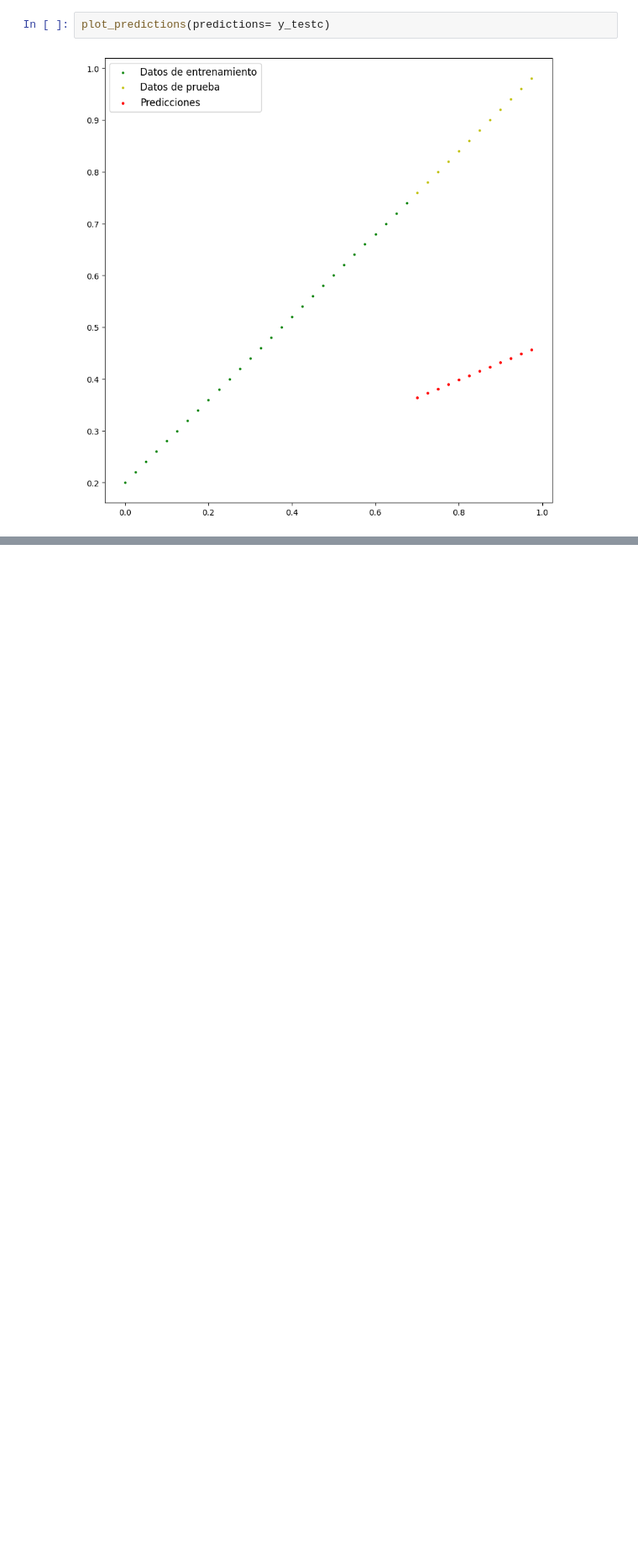
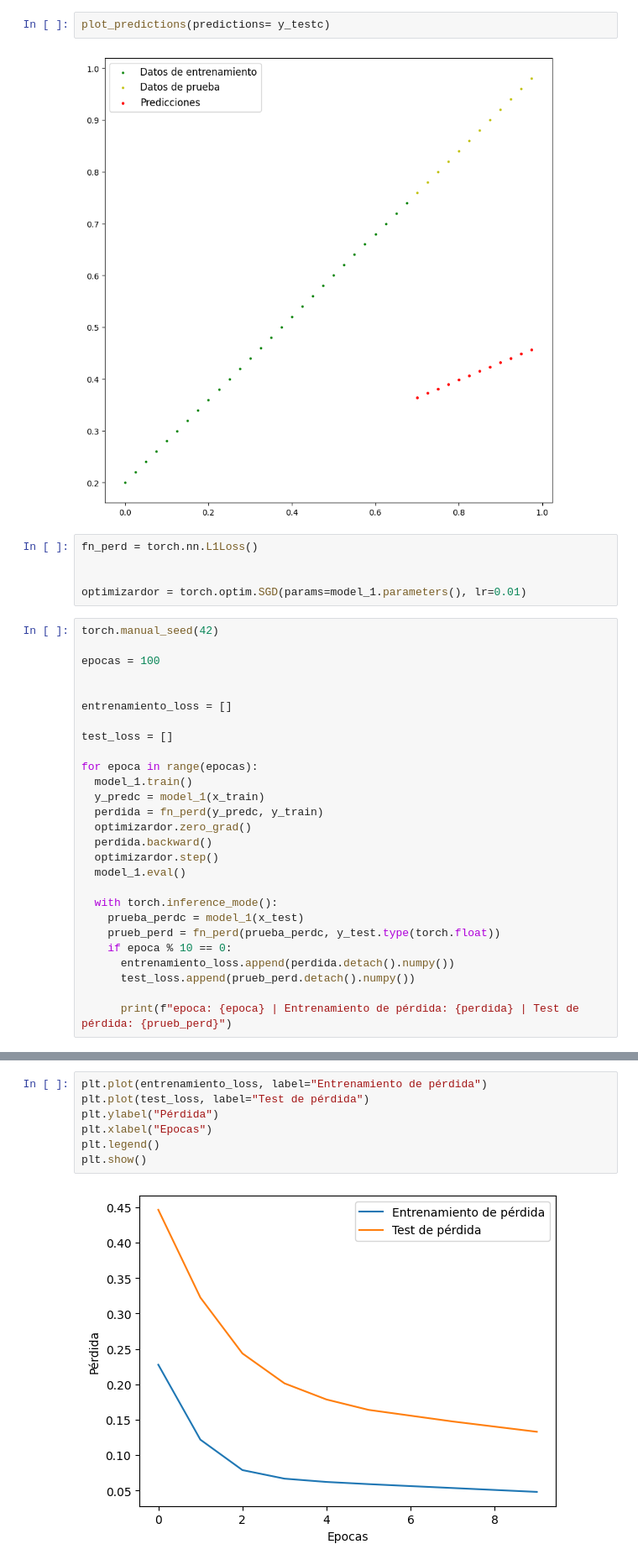
Before and after one commit to carloscifuentesingsoft1560-cyber/Learning_Pytorch, a Jupyter notebook: modelo_de_regresion_lineal.ipynb, the cells around one changed output, grey strips where cells are left out. Shown at 84% size. Saved outputs shown, nothing was run; the diff lists cells and outputs as text; blank space fills up the shorter version.

```diff
--- a/modelo_de_regresion_lineal.ipynb
+++ b/modelo_de_regresion_lineal.ipynb
@@ -114,3 +114,35 @@ tensor([[0.3645],
 plot_predictions(predictions= y_testc)
 # %% [output]
 [figure]
+# %%
+fn_perd = torch.nn.L1Loss()
+
+
+optimizardor = torch.optim.SGD(params=model_1.parameters(), lr=0.01)
+# %%
+torch.manual_seed(42)
+
+epocas = 100
+
+
+entrenamiento_loss = []
+
+test_loss = []
+
+for epoca in range(epocas):
+  model_1.train()
+  y_predc = model_1(x_train)
+  perdida = fn_perd(y_predc, y_train)
+  optimizardor.zero_grad()
+  perdida.backward()
+  optimizardor.step()
+  model_1.eval()
+
+  with torch.inference_mode():
+    prueba_perdc = model_1(x_test)
+    prueb_perd = fn_perd(prueba_perdc, y_test.type(torch.float))
+    if epoca % 10 == 0:
+      entrenamiento_loss.append(perdida.detach().numpy())
+      test_loss.append(prueb_perd.detach().numpy())
+
+      print(f"epoca: {epoca} | Entrenamiento de pérdida: {perdida} | Test de pérdida: {prueb_perd}")
@@ -116,0 +160,9 @@ plot_predictions(predictions= y_testc)
+# %%
+plt.plot(entrenamiento_loss, label="Entrenamiento de pérdida")
+plt.plot(test_loss, label="Test de pérdida")
+plt.ylabel("Pérdida")
+plt.xlabel("Epocas")
+plt.legend()
+plt.show()
+# %% [output]
+[figure, added]
```
Also changed, not shown: parts of 4 cells of this notebook.
